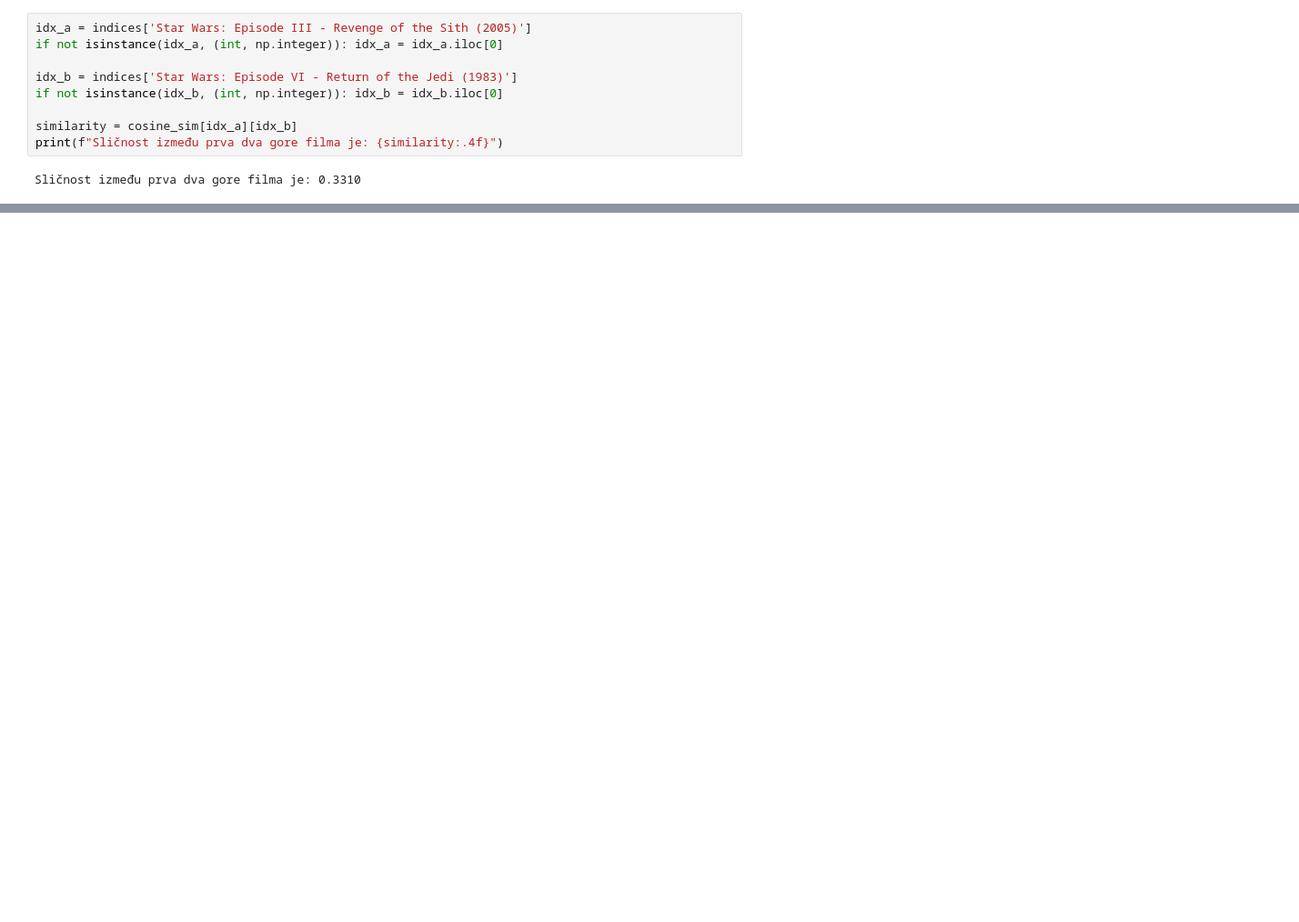
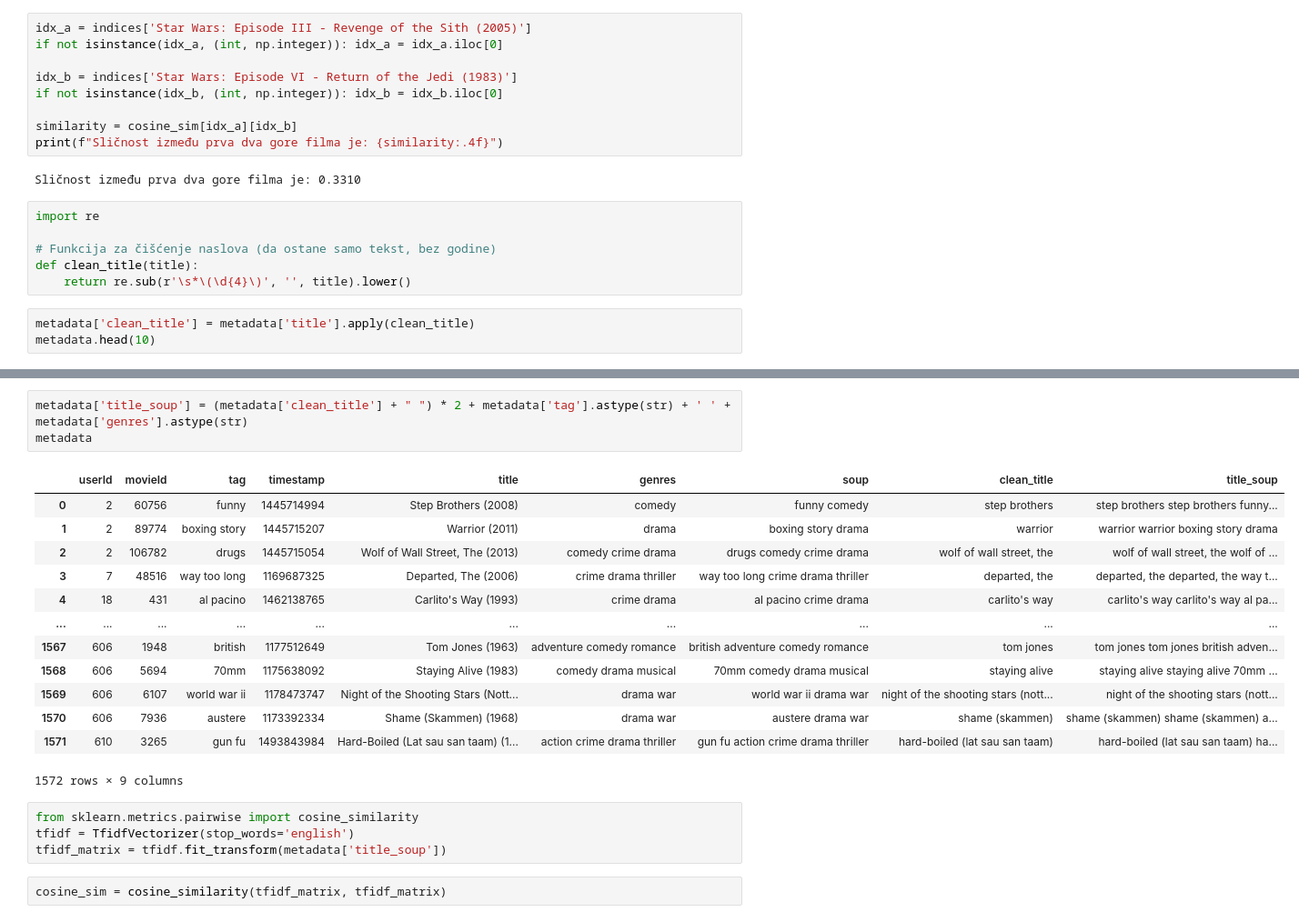
Before and after one commit to karlolac/Content-Based-Movie-Recommendation-System, a Jupyter notebook: content_based_recommender.ipynb, the cells around one changed output, grey strips where cells are left out. Shown at 91% size. Drawn from its saved outputs; the diff is of its cells as text; blank space fills up the shorter version.

Commit message:
Adding recommendation based on title

```diff
--- a/content_based_recommender.ipynb
+++ b/content_based_recommender.ipynb
@@ -222,3 +222,12 @@ similarity = cosine_sim[idx_a][idx_b]
 print(f"Sličnost između prva dva gore filma je: {similarity:.4f}")
 # %% [output]
 Sličnost između prva dva gore filma je: 0.3310
+# %%
+import re
+
+# Funkcija za čišćenje naslova (da ostane samo tekst, bez godine)
+def clean_title(title):
+    return re.sub(r'\s*\(\d{4}\)', '', title).lower()
+# %%
+metadata['clean_title'] = metadata['title'].apply(clean_title)
+metadata.head(10)
@@ -224,0 +246,23 @@ Sličnost između prva dva gore filma je: 0.3310
+# %%
+metadata['title_soup'] = (metadata['clean_title'] + " ") * 2 + metadata['tag'].astype(str) + ' ' + metadata['genres'].astype(str)
+metadata
+# %% [output]
+|  | userId | movieId | tag | timestamp | title | genres | soup | clean_title | title_soup |
+| 0 | 2 | 60756 | funny | 1445714994 | Step Brothers (2008) | comedy | funny comedy | step brothers | step brothers step brothers funny... |
+| 1 | 2 | 89774 | boxing story | 1445715207 | Warrior (2011) | drama | boxing story drama | warrior | warrior warrior boxing story drama |
+| 2 | 2 | 106782 | drugs | 1445715054 | Wolf of Wall Street, The (2013) | comedy crime drama | drugs comedy crime drama | wolf of wall street, the | wolf of wall street, the wolf of ... |
+| 3 | 7 | 48516 | way too long | 1169687325 | Departed, The (2006) | crime drama thriller | way too long crime drama thriller | departed, the | departed, the departed, the way t... |
+| 4 | 18 | 431 | al pacino | 1462138765 | Carlito's Way (1993) | crime drama | al pacino crime drama | carlito's way | carlito's way carlito's way al pa... |
+| ... | ... | ... | ... | ... | ... | ... | ... | ... | ... |
+| 1567 | 606 | 1948 | british | 1177512649 | Tom Jones (1963) | adventure comedy romance | british adventure comedy romance | tom jones | tom jones tom jones british adven... |
+| 1568 | 606 | 5694 | 70mm | 1175638092 | Staying Alive (1983) | comedy drama musical | 70mm comedy drama musical | staying alive | staying alive staying alive 70mm ... |
+| 1569 | 606 | 6107 | world war ii | 1178473747 | Night of the Shooting Stars (Nott... | drama war | world war ii drama war | night of the shooting stars (nott... | night of the shooting stars (nott... |
+| 1570 | 606 | 7936 | austere | 1173392334 | Shame (Skammen) (1968) | drama war | austere drama war | shame (skammen) | shame (skammen) shame (skammen) a... |
+| 1571 | 610 | 3265 | gun fu | 1493843984 | Hard-Boiled (Lat sau san taam) (1... | action crime drama thriller | gun fu action crime drama thriller | hard-boiled (lat sau san taam) | hard-boiled (lat sau san taam) ha... |
+1572 rows × 9 columns
+# %%
+from sklearn.metrics.pairwise import cosine_similarity
+tfidf = TfidfVectorizer(stop_words='english')
+tfidf_matrix = tfidf.fit_transform(metadata['title_soup'])
+# %%
+cosine_sim = cosine_similarity(tfidf_matrix, tfidf_matrix)
```
Also changed, not shown: parts of 12 cells of this notebook.
